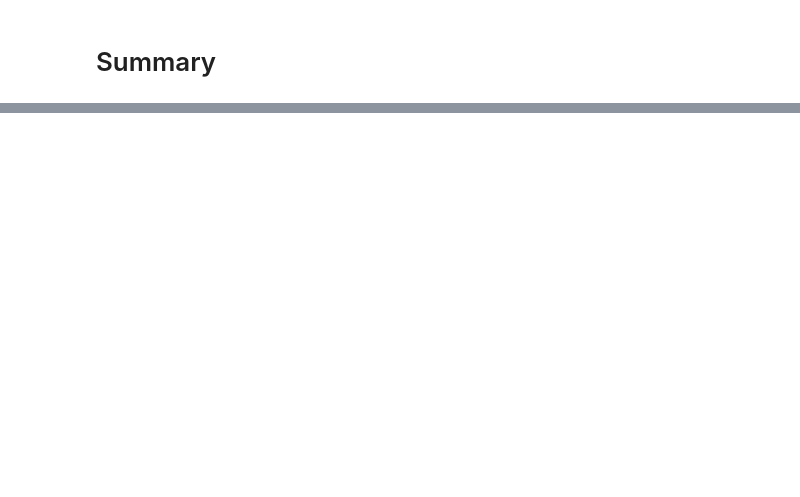
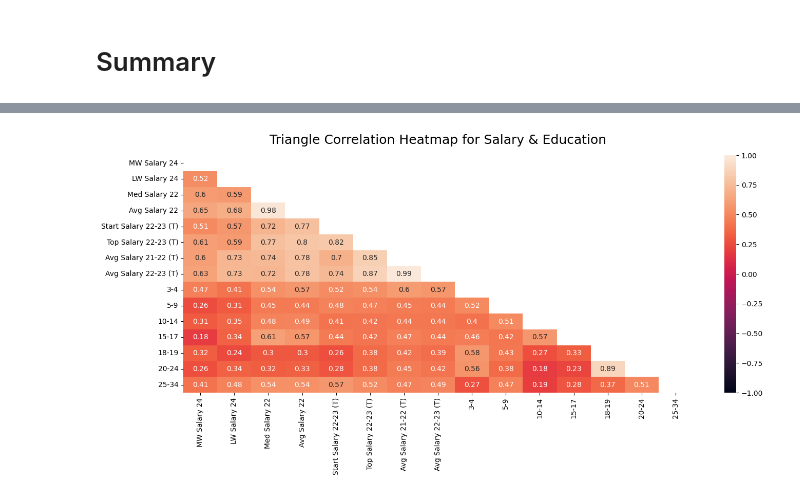
Before and after one commit to savitvitskiy/Salary-Education, a Jupyter notebook: Salaries.ipynb, the cells around one changed output, grey strips where cells are left out. Cells and saved outputs as stored; diff of their text form; code cells hidden in the pictures; blank space fills up the shorter version.

```diff
--- a/Salaries.ipynb
+++ b/Salaries.ipynb
@@ -411,0 +495,3 @@ df_combined.head()
+# %%
+df_combined.set_index('State', inplace=True)
+df_combined.head()
@@ -411,0 +506,8 @@ df_combined.head()
+# %%
+np.triu(np.ones_like(df_combined.corr()))
+plt.figure(figsize=(16, 6))
+mask = np.triu(np.ones_like(df_combined.corr(), dtype=np.bool_))
+heatmap = sns.heatmap(df_combined.corr(), mask=mask, vmin=-1, vmax=1, annot=True)
+heatmap.set_title('Triangle Correlation Heatmap for Salary & Education', fontdict={'fontsize':18}, pad=16);
+# %% [output]
+[figure, added]
```
Also changed, not shown: parts of 29 cells of this notebook.
